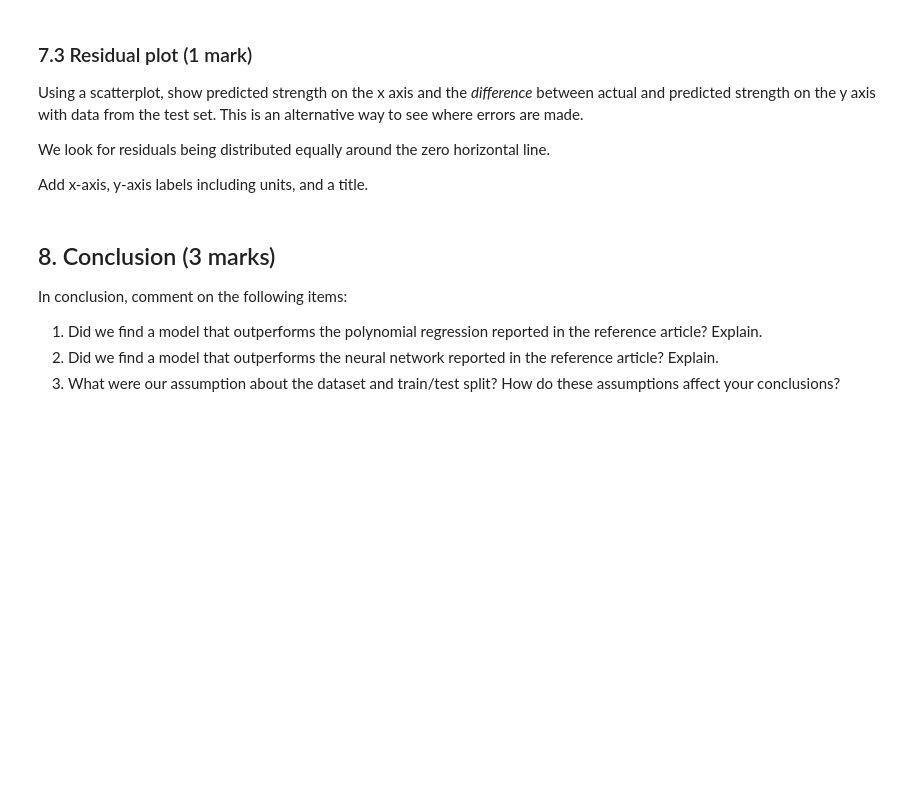
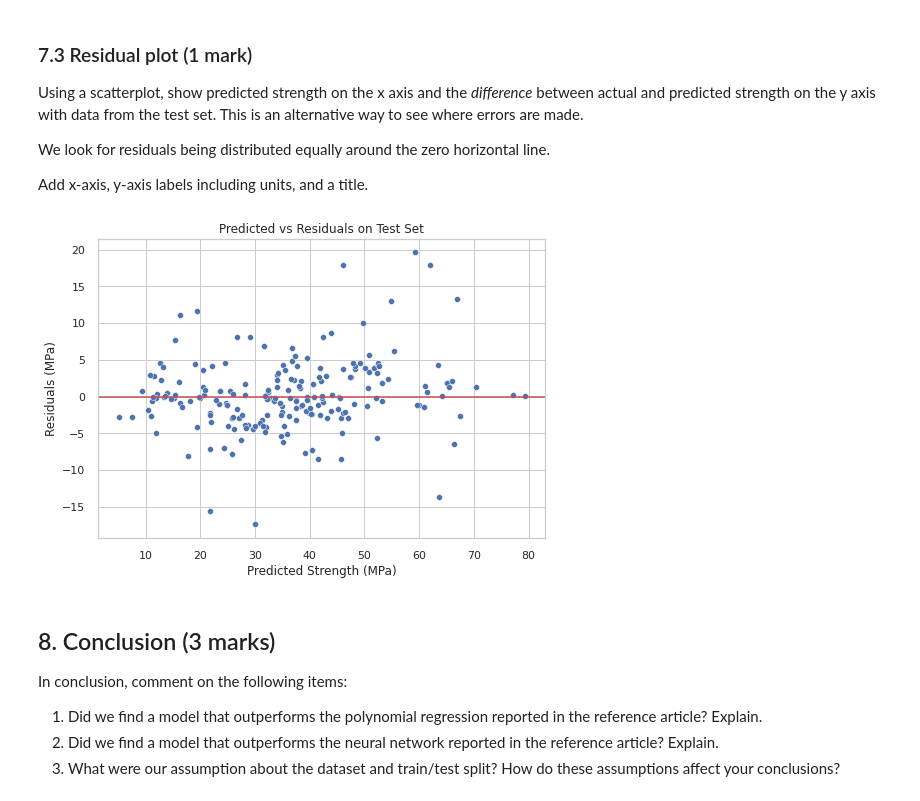
Before and after one commit to StevenD24/ENSF-611-Lab-2, a Jupyter notebook: lab2.ipynb, the cells around one changed output. Cells and saved outputs as stored; diff of their text form; code cells hidden in the pictures; blank space fills up the shorter version.

```diff
--- a/lab2.ipynb
+++ b/lab2.ipynb
@@ -333,3 +381,27 @@ Add x-axis, y-axis labels including units, and a title.
+# %%
+import matplotlib.pyplot as plt
+
+# Predicting the data on the test set
+y_test_pred = model.predict(X_test)
+
+# Calculate the residuals
+residuals = y_test - y_test_pred
+
+# Create scatter plot of predicted strength versus residuals
+sns.scatterplot(x=y_test_pred, y=residuals)
+
+# Add a horizontal line at y = 0
+plt.axhline(0, color='r')
+
+# Add axis labels and title
+plt.xlabel("Predicted Strength (MPa)")
+plt.ylabel("Residuals (MPa)")
+plt.title("Predicted vs Residuals on Test Set")
+
+# Show the plot
+plt.show()
+# %% [output]
+[figure, added]
 # %% [markdown]
 ## 8. Conclusion (3 marks)
 
```
Also changed, not shown: parts of 7 cells of this notebook.
